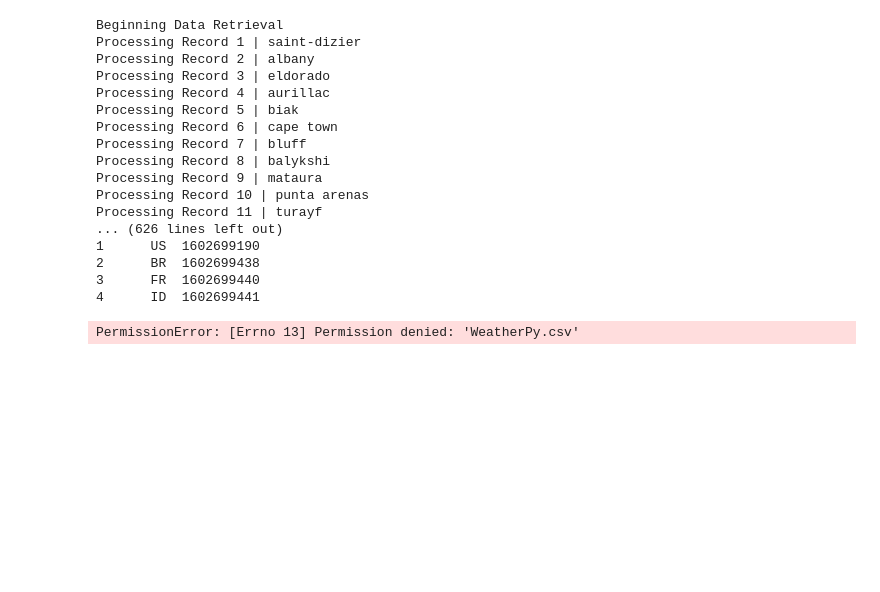
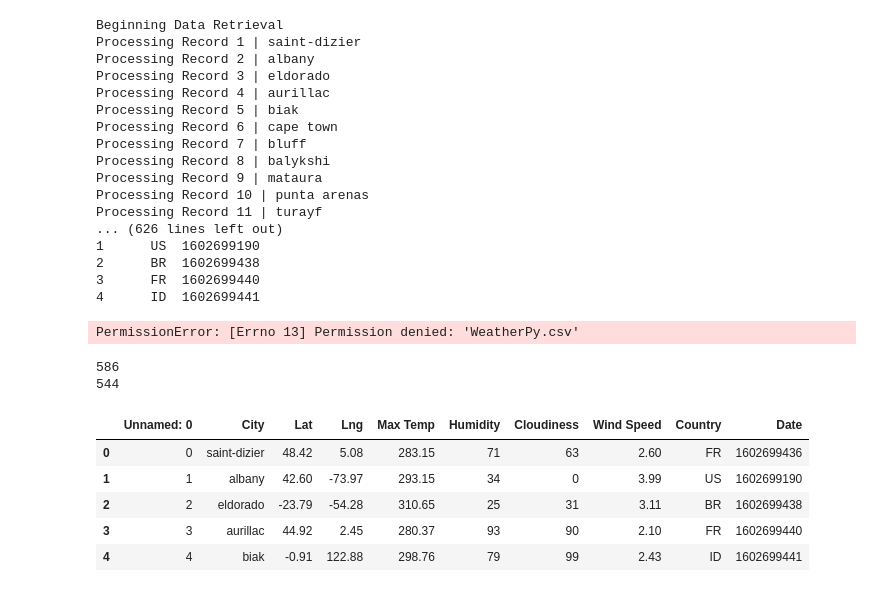
Before and after one commit to bregan78/python_api_challenge, a Jupyter notebook: WeatherPy/WeatherPy.ipynb, the cells around one changed output. Cells and saved outputs as stored; diff of their text form; code cells hidden in the pictures; blank space fills up the shorter version.

```diff
--- a/WeatherPy/WeatherPy.ipynb
+++ b/WeatherPy/WeatherPy.ipynb
@@ -196,0 +202,6 @@ cities_df_test.to_csv("WeatherPy.csv")
+# %%
+print(len(cities_df))
+print(len(cities_df_dna))
+# %% [output]
+586
+544
@@ -196,0 +210,11 @@ cities_df_test.to_csv("WeatherPy.csv")
+# %%
+df= pd.read_csv("WeatherPy_removed_DidNotFind_Rows.csv")
+new_df=pd.DataFrame(df)
+new_df.head()
+# %% [output]
+|  | Unnamed: 0 | City | Lat | Lng | Max Temp | Humidity | Cloudiness | Wind Speed | Country | Date |
+| 0 | 0 | saint-dizier | 48.42 | 5.08 | 283.15 | 71 | 63 | 2.60 | FR | 1602699436 |
+| 1 | 1 | albany | 42.60 | -73.97 | 293.15 | 34 | 0 | 3.99 | US | 1602699190 |
+| 2 | 2 | eldorado | -23.79 | -54.28 | 310.65 | 25 | 31 | 3.11 | BR | 1602699438 |
+| 3 | 3 | aurillac | 44.92 | 2.45 | 280.37 | 93 | 90 | 2.10 | FR | 1602699440 |
+| 4 | 4 | biak | -0.91 | 122.88 | 298.76 | 79 | 99 | 2.43 | ID | 1602699441 |
```
Also changed, not shown: parts of 6 cells of this notebook, 1 other file.
